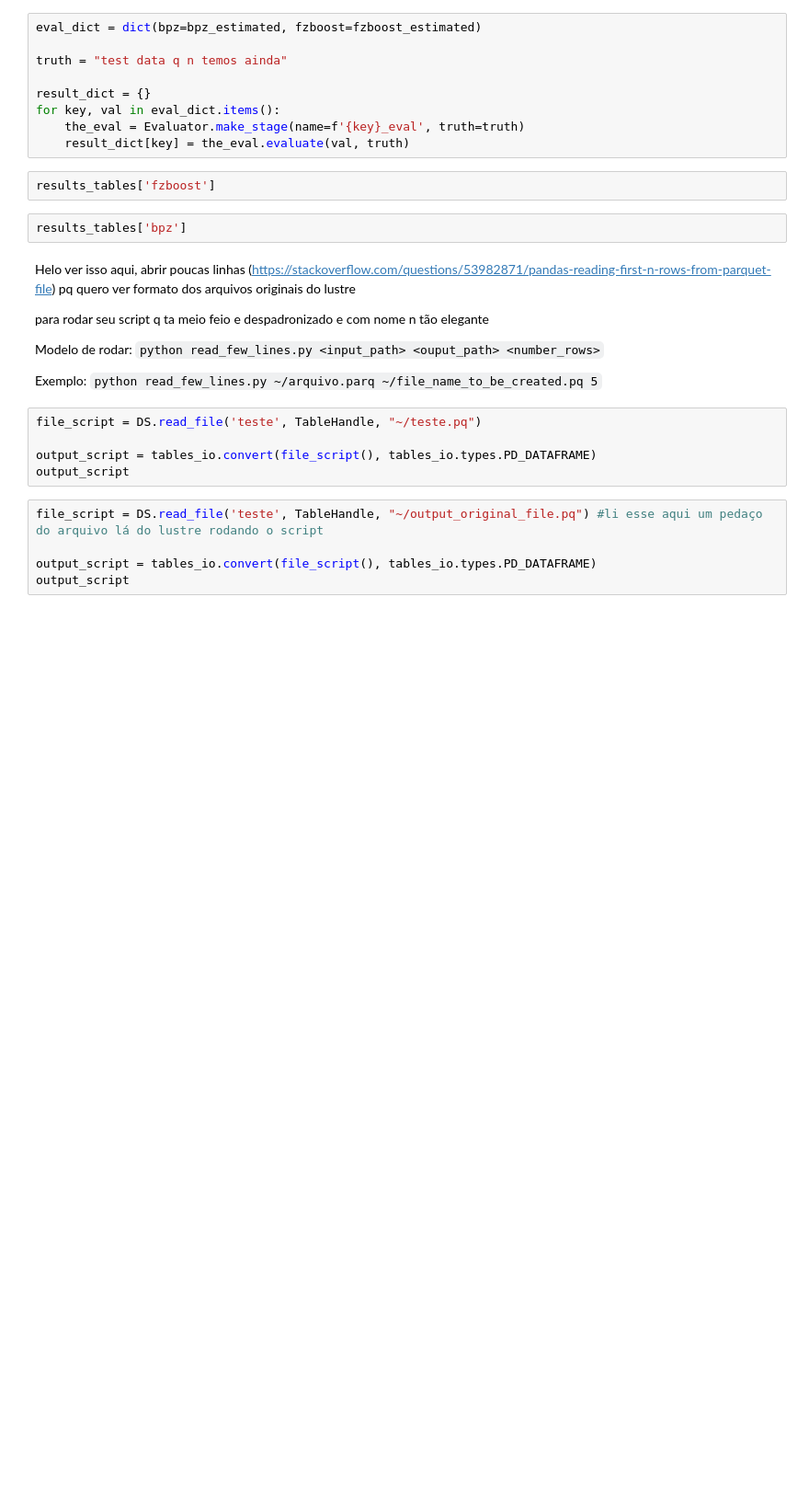
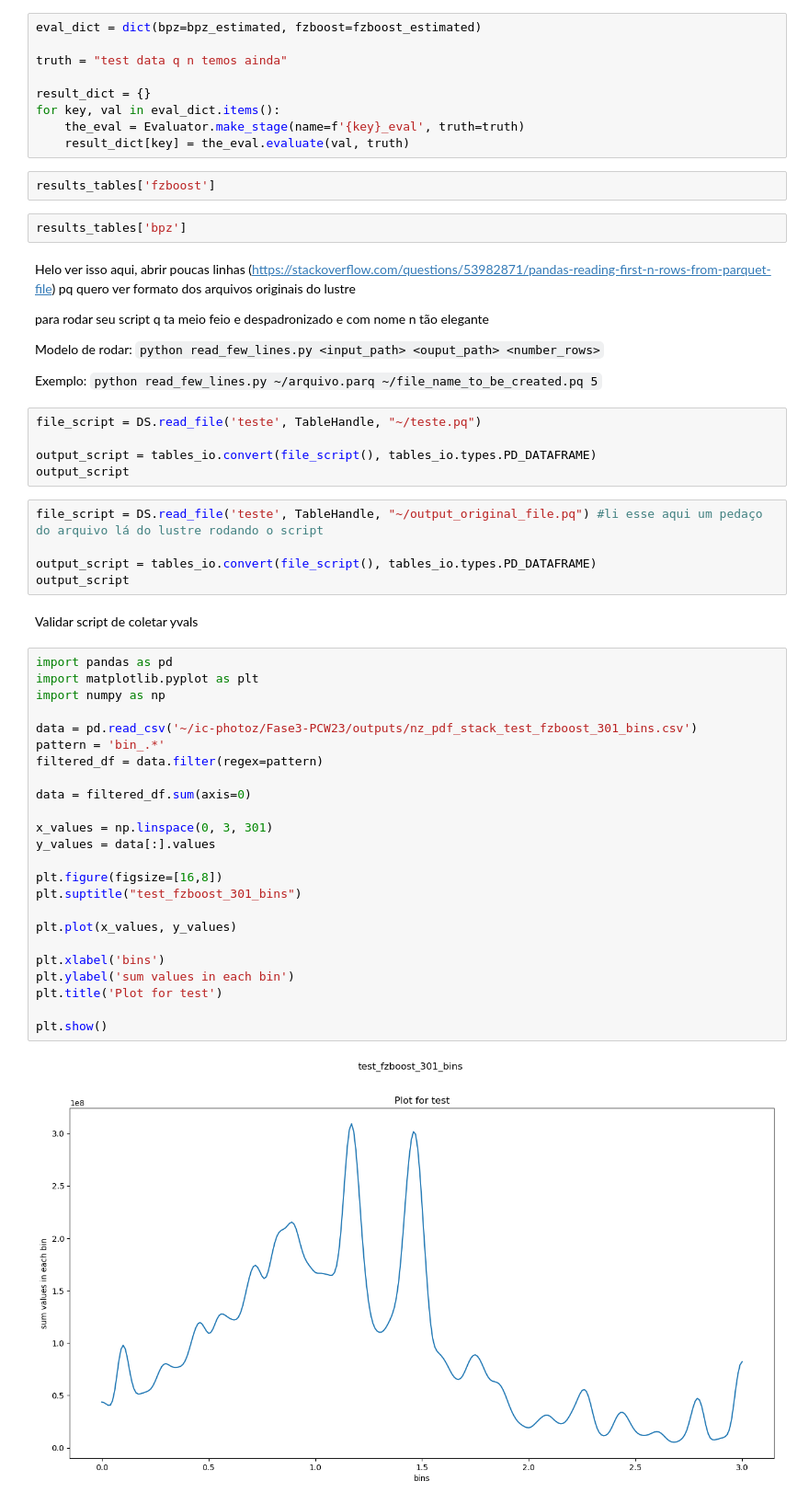
Before and after one commit to linea-it/ic-photoz, a Jupyter notebook: Fase3-PCW23/test.ipynb, the cells around one changed output. Shown: that part at 92% size. Drawn from its saved outputs; the diff is of its cells as text; blank space fills up the shorter version.

Commit message:
adicionado mais outputs

```diff
--- a/Fase3-PCW23/test.ipynb
+++ b/Fase3-PCW23/test.ipynb
@@ -94,3 +94,31 @@ file_script = DS.read_file('teste', TableHandle, "~/output_original_file.pq") #l
 
 output_script = tables_io.convert(file_script(), tables_io.types.PD_DATAFRAME)
 output_script
+# %% [markdown]
+Validar script de coletar yvals
+# %%
+import pandas as pd
+import matplotlib.pyplot as plt
+import numpy as np
+
+data = pd.read_csv('~/ic-photoz/Fase3-PCW23/outputs/nz_pdf_stack_test_fzboost_301_bins.csv')
+pattern = 'bin_.*'
+filtered_df = data.filter(regex=pattern)
+
+data = filtered_df.sum(axis=0)
+
+x_values = np.linspace(0, 3, 301)
+y_values = data[:].values
+
+plt.figure(figsize=[16,8])
+plt.suptitle("test_fzboost_301_bins")
+
+plt.plot(x_values, y_values)
+
+plt.xlabel('bins')
+plt.ylabel('sum values in each bin')
+plt.title('Plot for test')
+
+plt.show()
+# %% [output]
+[figure, added]
```
Also changed, not shown: 8 other files.
